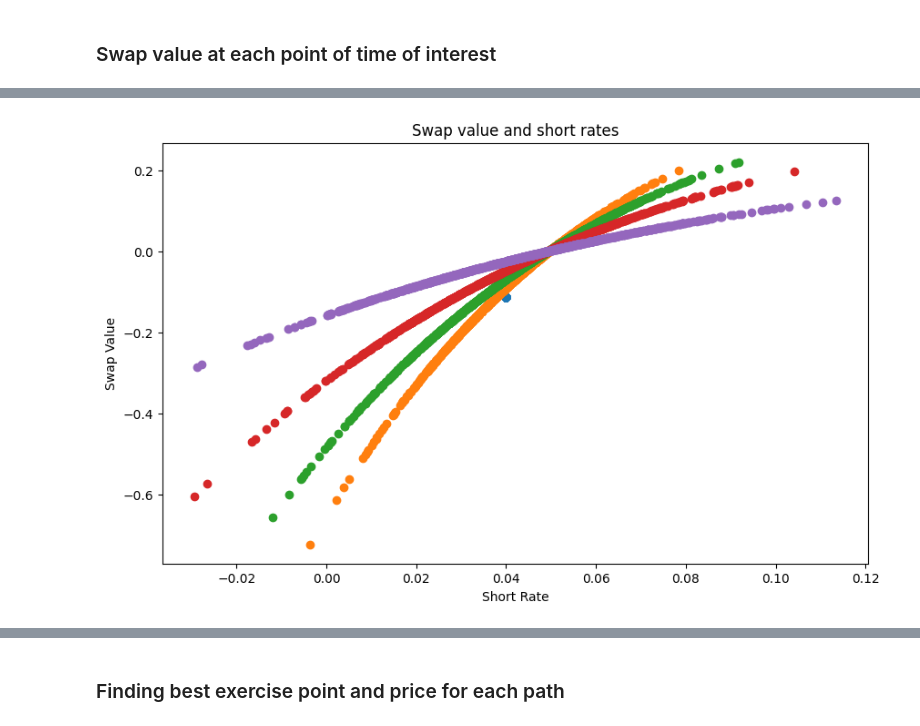
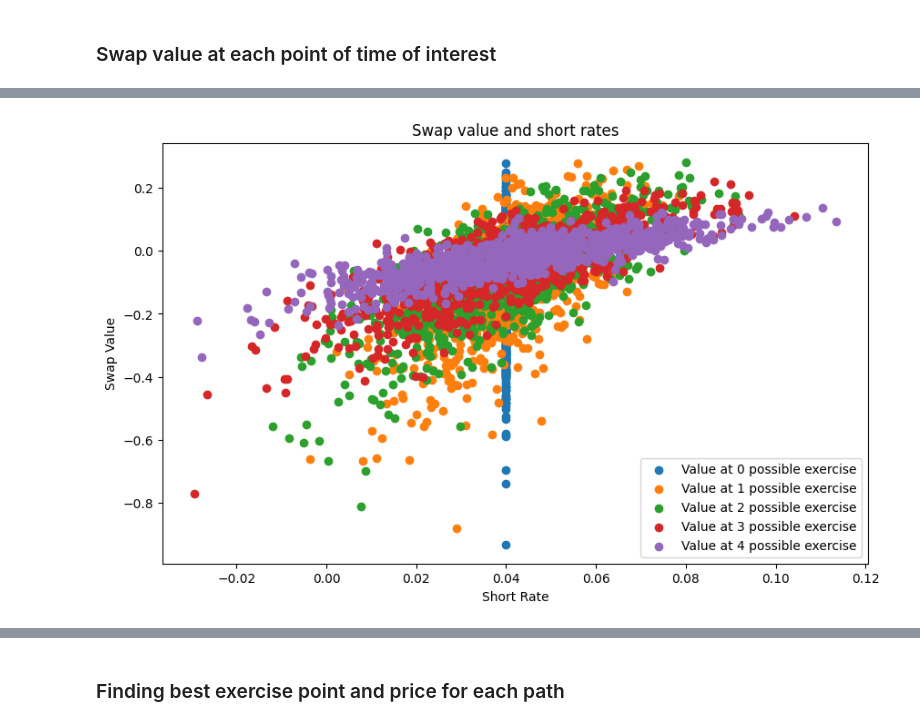
Before and after one commit to pmchrist/Pricing-Interest-Rate-Swaptions, a Jupyter notebook: Implementation.ipynb, the cells around one changed output, grey strips where cells are left out. Cells and saved outputs as stored; diff of their text form; code cells hidden in the pictures.

Commit message:
Pass differrent rate to swap value for swaption

```diff
--- a/Implementation.ipynb
+++ b/Implementation.ipynb
@@ -254,20 +254,20 @@ s = 4.5    # For which point in time we want to find value of coupon bond (We ar
 t = 7.0   # What is the maturity of coupon bond (final time)
 r = 0.04   # We need to access correct short rate at time s (We assume flat curve for now)
 # %%
-def P(s, t, r, a, sigma, yield_curve):
+def P(s, t, r_0, r_s, a, sigma, yield_curve):
 
     def A(s, t, a, sigma, yield_curve):
-        term1 = (yield_curve(t)*np.exp(-r*t))/(yield_curve(s)*np.exp(-r*s))
-        term2 = B(s, t, a) * yield_curve(s)
+        term1 = (yield_curve(t)*np.exp(-r_0*t))/(yield_curve(s)*np.exp(-r_0*s))     # Value of Coupons Bond at t=0
+        term2 = B(s, t, a) * yield_curve(s)                                         # B * Inst Forw Rate
         term3 = (sigma**2/(4*a)) * B(s,t,a)**2 * (1-np.exp(-2*a*s))
         return term1*np.exp(term2-term3)
 
     def B(s, t, a):
         return 1/a * (1 - np.exp(a * (s - t)))
 
-    return A(s, t, a, sigma, yield_curve) * np.exp(-B(s, t, a) * r)
+    return A(s, t, a, sigma, yield_curve) * np.exp(-B(s, t, a) * r_s)     # Short rate and initial rate are the same here
 
-bond_price = P(s, t, r, a, sigma, yield_curve)    # Where s is current point in time, t is future point in time, and r is short rate at s
+bond_price = P(s, t, r, r, a, sigma, yield_curve)    # Where s is evaluating point in time, t is maturity point in time,
 print("Bond's price for given parameters is: ", bond_price)
 # %% [output]
 Bond's price for given parameters is:  0.9039324435031081
@@ -305,14 +305,14 @@ T_0 = 9.0               # Point in time when contract starts
 T_m = 18.0              # Point in time when contract ends
 fixed_rate = 0.01       # Same as Strike Rate in simple options
 N = 1                   # Notional Amount
-rates = np.ones(int(T_m*days_per_year))*r0   # Assume flat rates
+rates = np.ones(int(20.0*days_per_year))*r0   # Assume flat rates
 # %%
 def V(days_per_year, t, T_0, T_m, N, fixed_rate, pay_rate, rates, a, sigma, yield_curve):
-    term1 = P(t, T_0, rates[int(days_per_year*t)], a, sigma, yield_curve)
-    term2 = P(t, T_m, rates[int(days_per_year*t)], a, sigma, yield_curve)
+    term1 = P(t, T_0, rates[int(days_per_year*t)], rates[int(days_per_year*T_0)], a, sigma, yield_curve)
+    term2 = P(t, T_m, rates[int(days_per_year*t)], rates[int(days_per_year*T_m)], a, sigma, yield_curve)
     term3 = 0
     for T_i in np.arange(T_0+pay_rate, T_m+pay_rate, pay_rate):       # For all intermediate and last one payout dates (np.arange does not include m)
-        term3 += P(t, T_i, rates[int(days_per_year*t)], a, sigma, yield_curve) * pay_rate
+        term3 += P(t, T_i, rates[int(days_per_year*t)], rates[int(days_per_year*T_i)], a, sigma, yield_curve) * pay_rate
     return N*(term1 - term2 - fixed_rate*term3)
 
 # Example
@@ -396,27 +396,26 @@ def sim_swap_eval(params):
     import numpy as np
 
     # Bond Evaluation
-    def P(s, t, r, a, sigma, yield_curve):
+    def P(s, t, r_0, r_s, a, sigma, yield_curve):
 
         def A(s, t, a, sigma, yield_curve):
-            term1 = (yield_curve(t)*np.exp(-r*t))/(yield_curve(s)*np.exp(-r*s))
-            term2 = B(s, t, a) * yield_curve(s)
+            term1 = (yield_curve(t)*np.exp(-r_0*t))/(yield_curve(s)*np.exp(-r_0*s))     # Value of Coupons Bond at t=0
+            term2 = B(s, t, a) * yield_curve(s)                                         # B * Inst Forw Rate
             term3 = (sigma**2/(4*a)) * B(s,t,a)**2 * (1-np.exp(-2*a*s))
             return term1*np.exp(term2-term3)
 
         def B(s, t, a):
             return 1/a * (1 - np.exp(a * (s - t)))
 
-        return A(s, t, a, sigma, yield_curve) * np.exp(-B(s, t, a) * r)
-    # Swap Evaluation
+        return A(s, t, a, sigma, yield_curve) * np.exp(-B(s, t, a) * r_s)     # Short rate and initial rate are the same here
+
     def V(days_per_year, t, T_0, T_m, N, fixed_rate, pay_rate, rates, a, sigma, yield_curve):
-        term1 = P(t, T_0, rates[int(days_per_year*t)], a, sigma, yield_curve)
-        term2 = P(t, T_m, rates[int(days_per_year*t)], a, sigma, yield_curve)
+        term1 = P(t, T_0, rates[int(days_per_year*t)], rates[int(days_per_year*T_0)], a, sigma, yield_curve)
+        term2 = P(t, T_m, rates[int(days_per_year*t)], rates[int(days_per_year*T_m)], a, sigma, yield_curve)
         term3 = 0
         for T_i in np.arange(T_0+pay_rate, T_m+pay_rate, pay_rate):       # For all intermediate and last one payout dates (np.arange does not include m)
-            term3 += P(t, T_i, rates[int(days_per_year*t)], a, sigma, yield_curve) * pay_rate
-        return (N*(term1 - term2 - fixed_rate*term3))
-        #return np.max([N*(term1 - term2 - fixed_rate*term3), 0])        # We only return positive swap values, because we won't exercise otherwise
+            term3 += P(t, T_i, rates[int(days_per_year*t)], rates[int(days_per_year*T_i)], a, sigma, yield_curve) * pay_rate
+        return N*(term1 - term2 - fixed_rate*term3)
 
     # Finding Swap Value for each possible exercise point
     swap_values = []
@@ -454,11 +453,15 @@ plt.show()
 # %%
-# We should also create the same with the prediction of continuation value instead of actual swap value
+# Plot of values for each point of exercise
 plt.figure(figsize=(10,6))
 plt.title("Swap value and short rates")
 plt.xlabel("Short Rate")
 plt.ylabel("Swap Value")
 
+legend_val = []
 for k in range(len(simulations_swap_values.T)):
     plt.scatter(short_rate_paths.T[int(k*pay_rate*days_per_year)], simulations_swap_values.T[k])
+    legend_val.append("Value at " + str(k) + " possible exercise")
+plt.legend(legend_val)
+plt.show()
 # %% [output]
-[figure, old version]
+[figure, new version]
```
Also changed, not shown: parts of 12 cells of this notebook.
